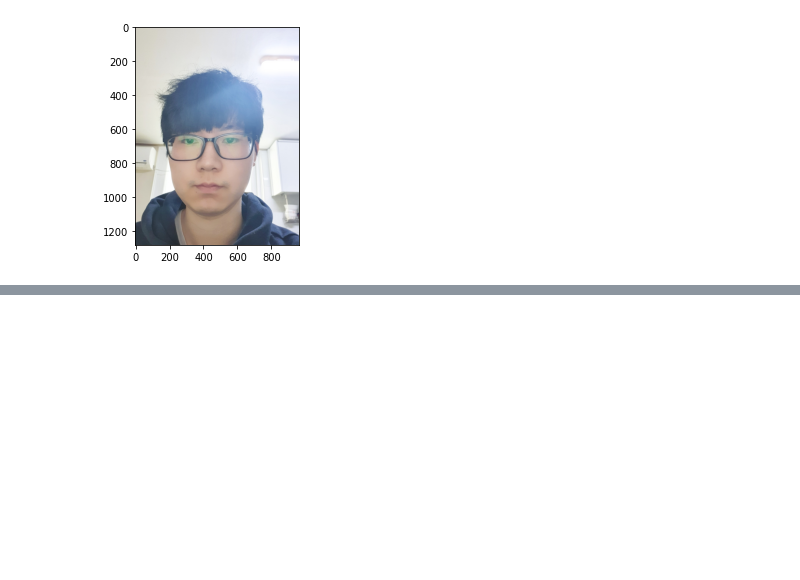
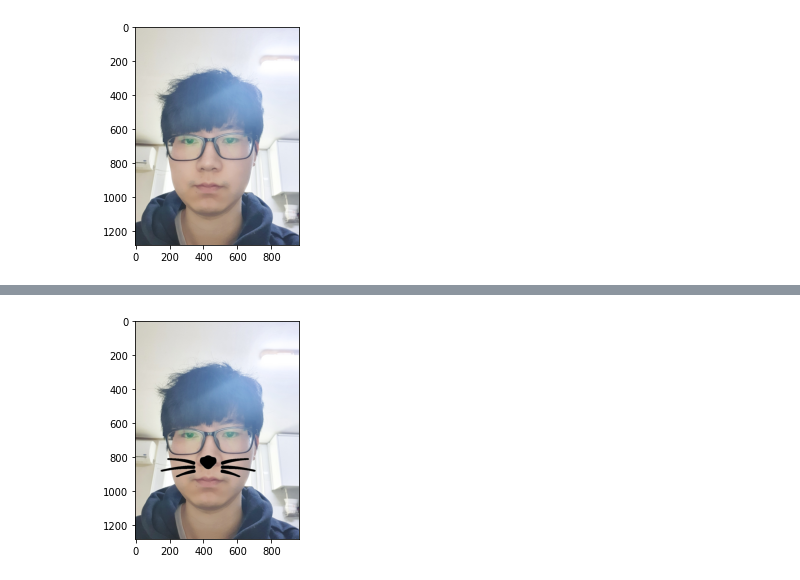
Before and after one commit to kkalkkkal/AIFFEL, a Jupyter notebook: 3. 카메라 스티커앱 만들기 첫걸음/고양이 수염 필터.ipynb, the cells around one changed output, grey strips where cells are left out. Saved outputs shown, nothing was run; the diff lists cells and outputs as text; code cells hidden in the pictures; blank space fills up the shorter version.

```diff
--- a/3. 카메라 스티커앱 만들기 첫걸음/고양이 수염 필터.ipynb
+++ b/3. 카메라 스티커앱 만들기 첫걸음/고양이 수염 필터.ipynb
@@ -115,0 +205,6 @@ SyntaxError: invalid syntax (Temp/ipykernel_19976/3870084678.py, line 3)
+# %%
+my_image_path = './my_face2.jpg'
+img_bgr = cv2.imread(my_image_path)    # OpenCV로 이미지를 불러옵니다
+img_show = img_bgr.copy()      # 출력용 이미지를 따로 보관합니다
+plt.imshow(cv2.cvtColor(img_show, cv2.COLOR_BGR2RGB))
+plt.show()
@@ -115,0 +213,8 @@ SyntaxError: invalid syntax (Temp/ipykernel_19976/3870084678.py, line 3)
+# %%
+sticker_area = img_bgr[refined_y:refined_y +img_sticker.shape[0], refined_x:refined_x+img_sticker.shape[1]]
+img_bgr[refined_y:refined_y +img_sticker.shape[0], refined_x:refined_x+img_sticker.shape[1]] = \
+    np.where(img_sticker==255,sticker_area,img_sticker).astype(np.uint8)
+plt.imshow(cv2.cvtColor(img_bgr, cv2.COLOR_BGR2RGB))
+plt.show()
+# %% [output]
+[figure, added]
```
Also changed, not shown: parts of 27 cells of this notebook.
